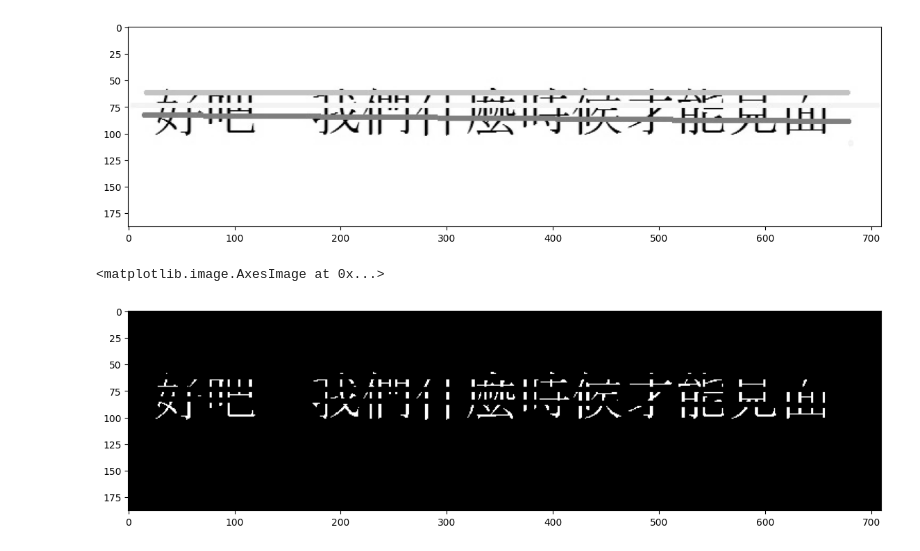
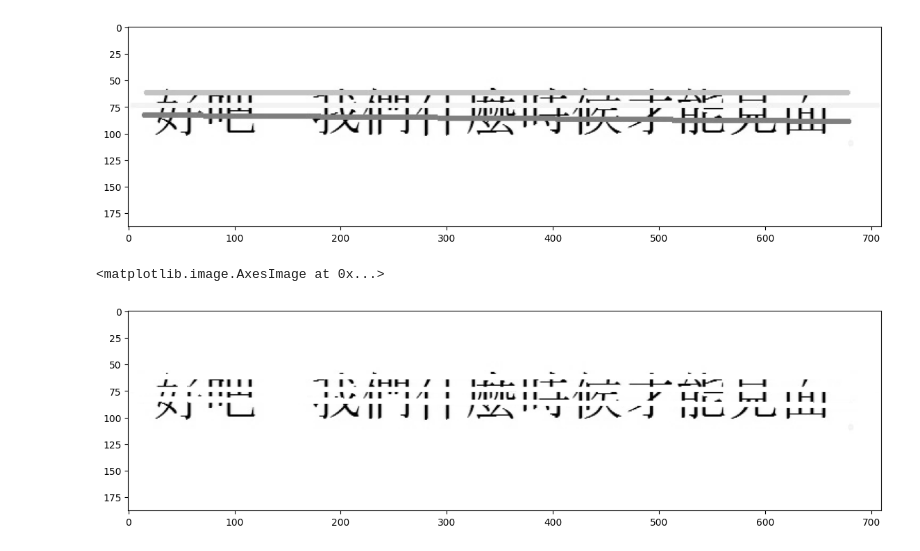
Before and after one commit to Havlong/img-processing, a Jupyter notebook: lab4.ipynb, the cells around one changed output. Cells and saved outputs as stored; diff of their text form; code cells hidden in the pictures.

```diff
--- a/lab4.ipynb
+++ b/lab4.ipynb
@@ -31,12 +31,16 @@ plt.imshow(gray_image, cmap='gray')
 <matplotlib.image.AxesImage at 0x...>
 [figure]
 # %%
-value = 100
-_, thresholded = cv.threshold(gray_image, value, 255, cv.THRESH_BINARY + cv.THRESH_BINARY_INV)
+removed = cv.inRange(gray_image, 120, 245)
+removed = cv.morphologyEx(removed, cv.MORPH_OPEN, np.ones((1, 6), np.uint8))
+for _ in range(5):
+    removed = cv.dilate(removed, np.ones((1, 8), np.uint8))
+
+mask_off = cv.bitwise_or(removed, gray_image)
 
 plt.figure(figsize=(14,4))
-plt.imshow(thresholded, cmap='gray')
+plt.imshow(mask_off, cmap='gray')
 # %% [output]
 <matplotlib.image.AxesImage at 0x...>
-[figure, old version]
+[figure, new version]
 # %%
```
Also changed, not shown: parts of 2 cells of this notebook, 3 other files.
